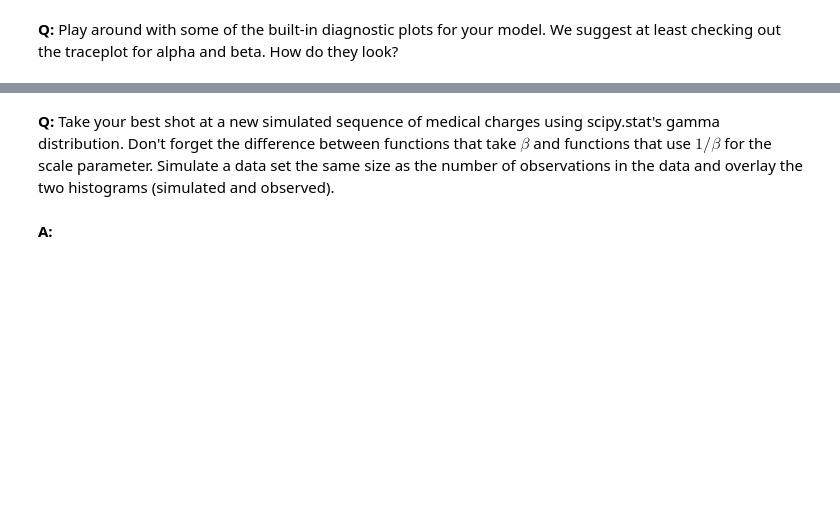
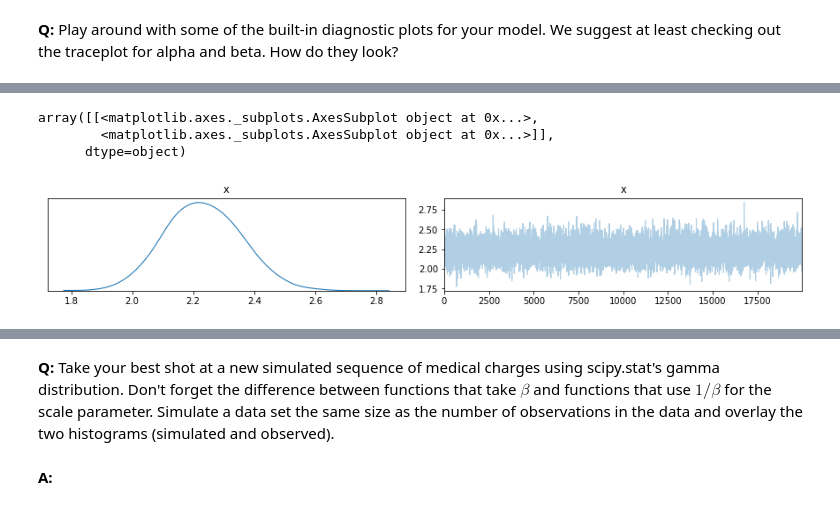
Before and after one commit to NewtoIBM/data_student, a Jupyter notebook: inferential_statistics_3-Q.ipynb, the cells around one changed output, grey strips where cells are left out. Drawn from its saved outputs; the diff is of its cells as text; code cells hidden in the pictures; blank space fills up the shorter version.

```diff
--- a/inferential_statistics_3-Q.ipynb
+++ b/inferential_statistics_3-Q.ipynb
@@ -115,0 +165,7 @@ __A:__
+# %%
+pm.plots.traceplot(alpha_posterior)
+# %% [output]
+array([[<matplotlib.axes._subplots.AxesSubplot object at 0x...>,
+        <matplotlib.axes._subplots.AxesSubplot object at 0x...>]],
+      dtype=object)
+[figure, added]
```
Also changed, not shown: parts of 17 cells of this notebook.
